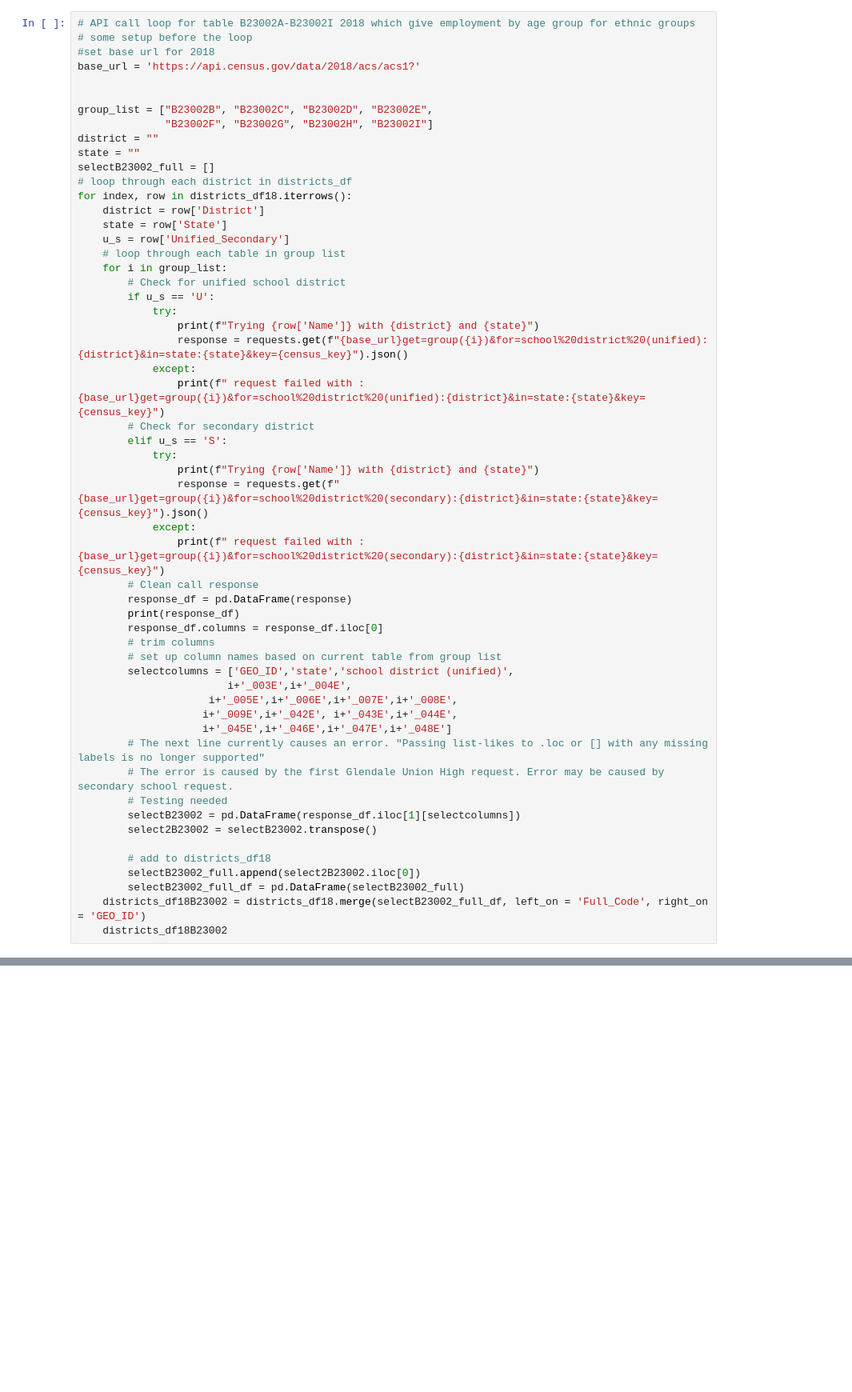
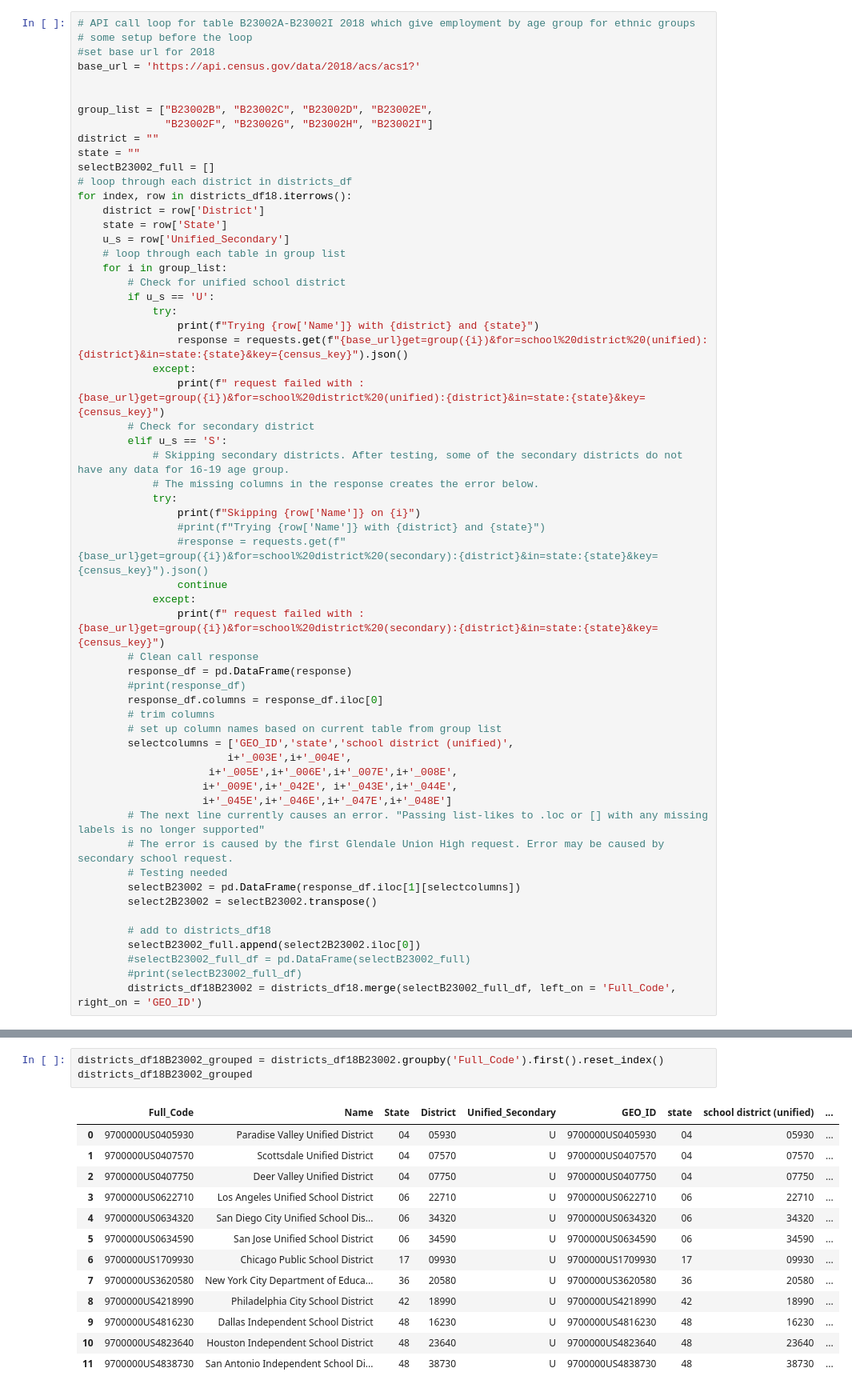
Before and after one commit to eisenba/project-1, a Jupyter notebook: censusdata/CensusData.ipynb, the cells around one changed output, grey strips where cells are left out. Shown at 80% size. Saved outputs shown, nothing was run; the diff lists cells and outputs as text; blank space fills up the shorter version.

Commit message:
Completes requests for B23002B-I. Resolves bug w/ 2ndary districts

```diff
--- a/censusdata/CensusData.ipynb
+++ b/censusdata/CensusData.ipynb
@@ -188,14 +188,18 @@ for index, row in districts_df18.iterrows():
                 print(f" request failed with : {base_url}get=group({i})&for=school%20district%20(unified):{district}&in=state:{state}&key={census_key}")
         # Check for secondary district
         elif u_s == 'S':
+            # Skipping secondary districts. After testing, some of the secondary districts do not have any data for 16-19 age group.
+            # The missing columns in the response creates the error below.
             try:
-                print(f"Trying {row['Name']} with {district} and {state}")
-                response = requests.get(f"{base_url}get=group({i})&for=school%20district%20(secondary):{district}&in=state:{state}&key={census_key}").json()
+                print(f"Skipping {row['Name']} on {i}")
+                #print(f"Trying {row['Name']} with {district} and {state}")
+                #response = requests.get(f"{base_url}get=group({i})&for=school%20district%20(secondary):{district}&in=state:{state}&key={census_key}").json()
+                continue
             except:
                 print(f" request failed with : {base_url}get=group({i})&for=school%20district%20(secondary):{district}&in=state:{state}&key={census_key}")
         # Clean call response
         response_df = pd.DataFrame(response)
-        print(response_df)
+        #print(response_df)
         response_df.columns = response_df.iloc[0]
         # trim columns
         # set up column names based on current table from group list
@@ -212,8 +216,8 @@ for index, row in districts_df18.iterrows():
 
         # add to districts_df18
         selectB23002_full.append(select2B23002.iloc[0])
-        selectB23002_full_df = pd.DataFrame(selectB23002_full)
-    districts_df18B23002 = districts_df18.merge(selectB23002_full_df, left_on = 'Full_Code', right_on = 'GEO_ID')
-    districts_df18B23002
+        #selectB23002_full_df = pd.DataFrame(selectB23002_full)
+        #print(selectB23002_full_df)
+        districts_df18B23002 = districts_df18.merge(selectB23002_full_df, left_on = 'Full_Code', right_on = 'GEO_ID')
 # %% [output]
 Trying New York City Department of Education with 20580 and 36
@@ -236,0 +240,17 @@ KeyError: 'Passing list-likes to .loc or [] with any missing labels is no longer
+# %%
+districts_df18B23002_grouped = districts_df18B23002.groupby('Full_Code').first().reset_index()
+districts_df18B23002_grouped
+# %% [output]
+|  | Full_Code | Name | State | District | Unified_Secondary | GEO_ID | state | school district (unified) | ... |
+| 0 | 9700000US0405930 | Paradise Valley Unified District | 04 | 05930 | U | 9700000US0405930 | 04 | 05930 | ... |
+| 1 | 9700000US0407570 | Scottsdale Unified District | 04 | 07570 | U | 9700000US0407570 | 04 | 07570 | ... |
+| 2 | 9700000US0407750 | Deer Valley Unified District | 04 | 07750 | U | 9700000US0407750 | 04 | 07750 | ... |
+| 3 | 9700000US0622710 | Los Angeles Unified School District | 06 | 22710 | U | 9700000US0622710 | 06 | 22710 | ... |
+| 4 | 9700000US0634320 | San Diego City Unified School Dis... | 06 | 34320 | U | 9700000US0634320 | 06 | 34320 | ... |
+| 5 | 9700000US0634590 | San Jose Unified School District | 06 | 34590 | U | 9700000US0634590 | 06 | 34590 | ... |
+| 6 | 9700000US1709930 | Chicago Public School District | 17 | 09930 | U | 9700000US1709930 | 17 | 09930 | ... |
+| 7 | 9700000US3620580 | New York City Department of Educa... | 36 | 20580 | U | 9700000US3620580 | 36 | 20580 | ... |
+| 8 | 9700000US4218990 | Philadelphia City School District | 42 | 18990 | U | 9700000US4218990 | 42 | 18990 | ... |
+| 9 | 9700000US4816230 | Dallas Independent School District | 48 | 16230 | U | 9700000US4816230 | 48 | 16230 | ... |
+| 10 | 9700000US4823640 | Houston Independent School District | 48 | 23640 | U | 9700000US4823640 | 48 | 23640 | ... |
+| 11 | 9700000US4838730 | San Antonio Independent School Di... | 48 | 38730 | U | 9700000US4838730 | 48 | 38730 | ... |
```
Also changed, not shown: parts of 4 cells of this notebook.
